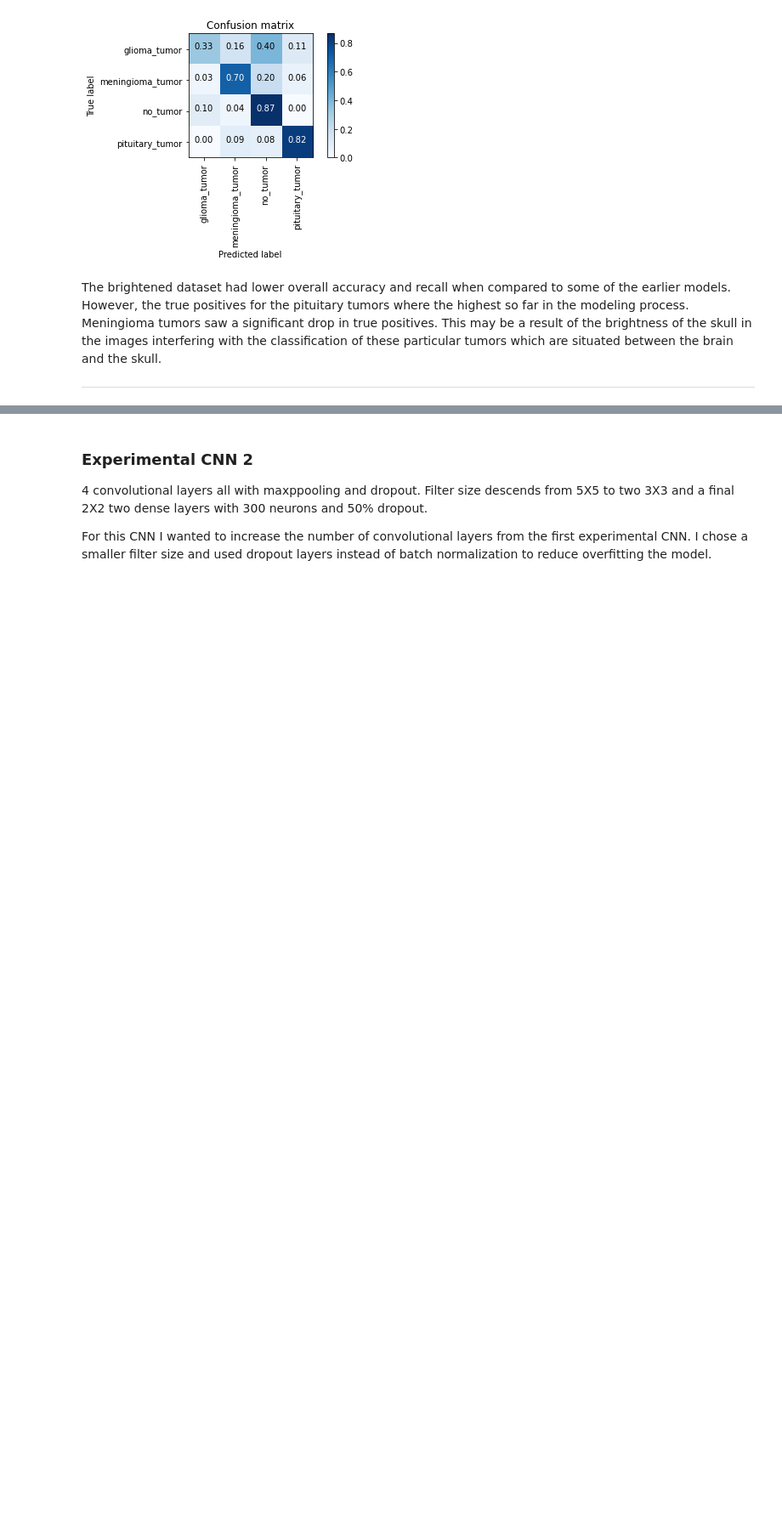
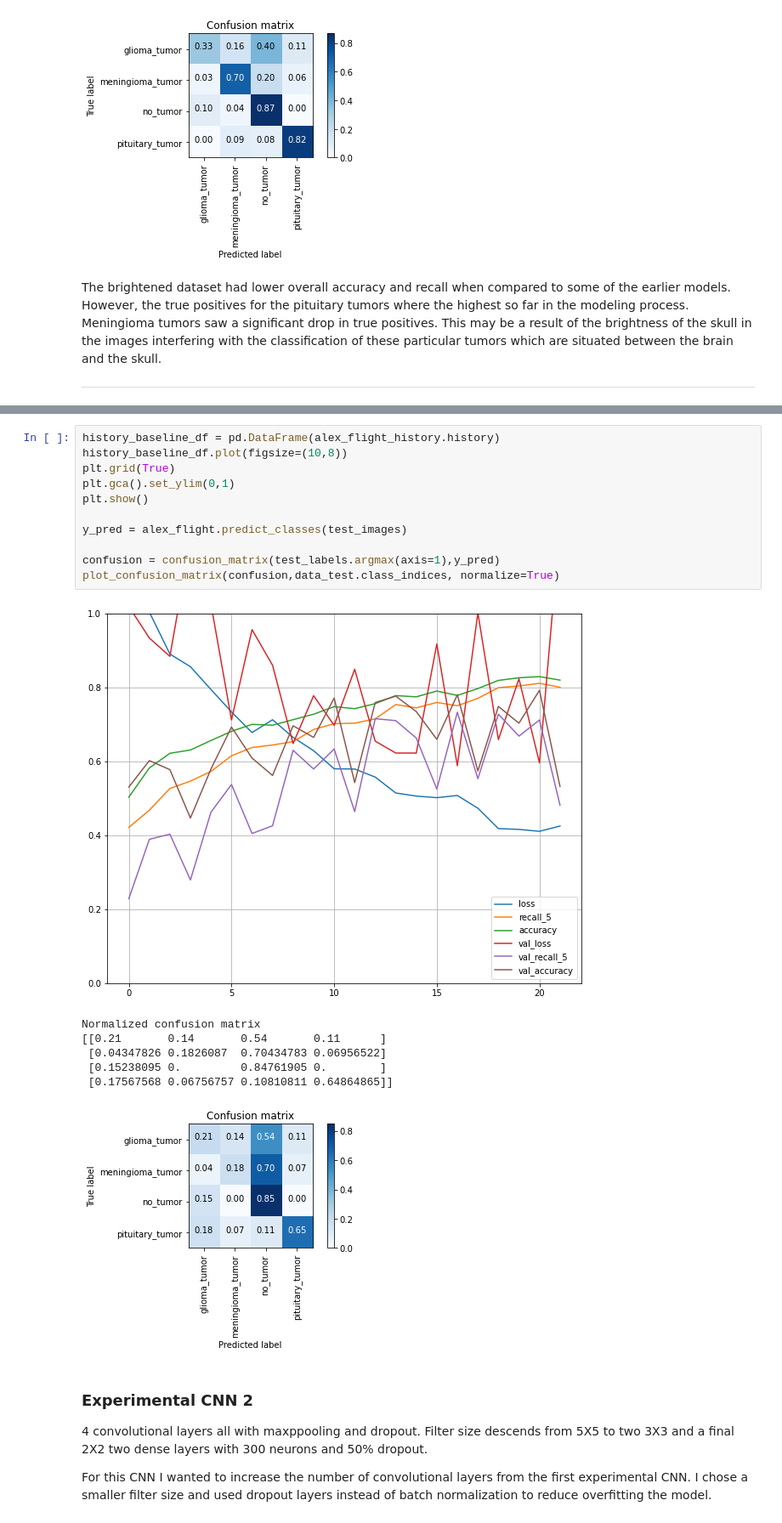
Before and after one commit to Jacobheyman702/Brain_tumor_classifer, a Jupyter notebook: MRI_Image_CNN's.ipynb, the cells around one changed output, grey strips where cells are left out. Shown at 85% size. Drawn from its saved outputs; the diff is of its cells as text; blank space fills up the shorter version.

```diff
--- a/MRI_Image_CNN's.ipynb
+++ b/MRI_Image_CNN's.ipynb
@@ -969,3 +1207,22 @@ The brightened dataset had lower overall accuracy and recall when compared to so
+# %%
+history_baseline_df = pd.DataFrame(alex_flight_history.history)
+history_baseline_df.plot(figsize=(10,8))
+plt.grid(True)
+plt.gca().set_ylim(0,1)
+plt.show()
+
+y_pred = alex_flight.predict_classes(test_images)
+
+confusion = confusion_matrix(test_labels.argmax(axis=1),y_pred)
+plot_confusion_matrix(confusion,data_test.class_indices, normalize=True)
+# %% [output]
+[figure, added]
+Normalized confusion matrix
+[[0.21       0.14       0.54       0.11      ]
+ [0.04347826 0.1826087  0.70434783 0.06956522]
+ [0.15238095 0.         0.84761905 0.        ]
+ [0.17567568 0.06756757 0.10810811 0.64864865]]
+[figure, added]
 # %% [markdown]
 ### Experimental CNN 2
 4 convolutional layers all with maxppooling and dropout.  Filter size descends from 5X5 to two 3X3 and a final 2X2
```
Also changed, not shown: parts of 10 cells of this notebook, 1 other file.
